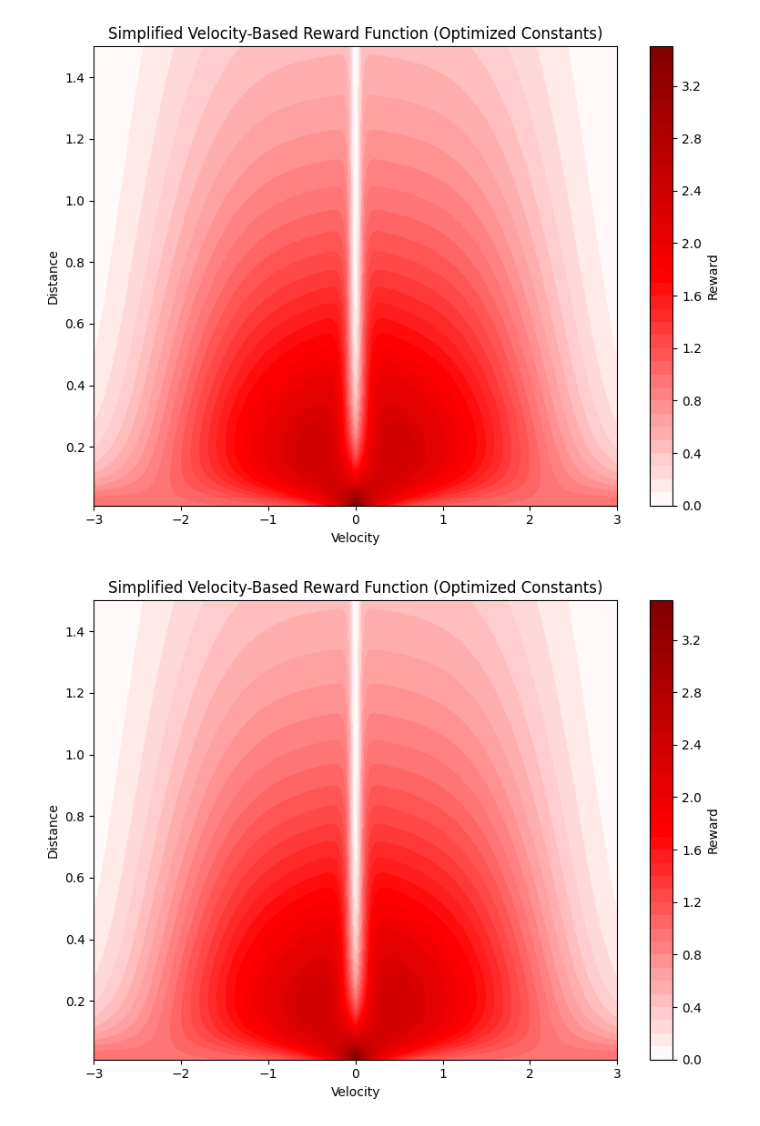
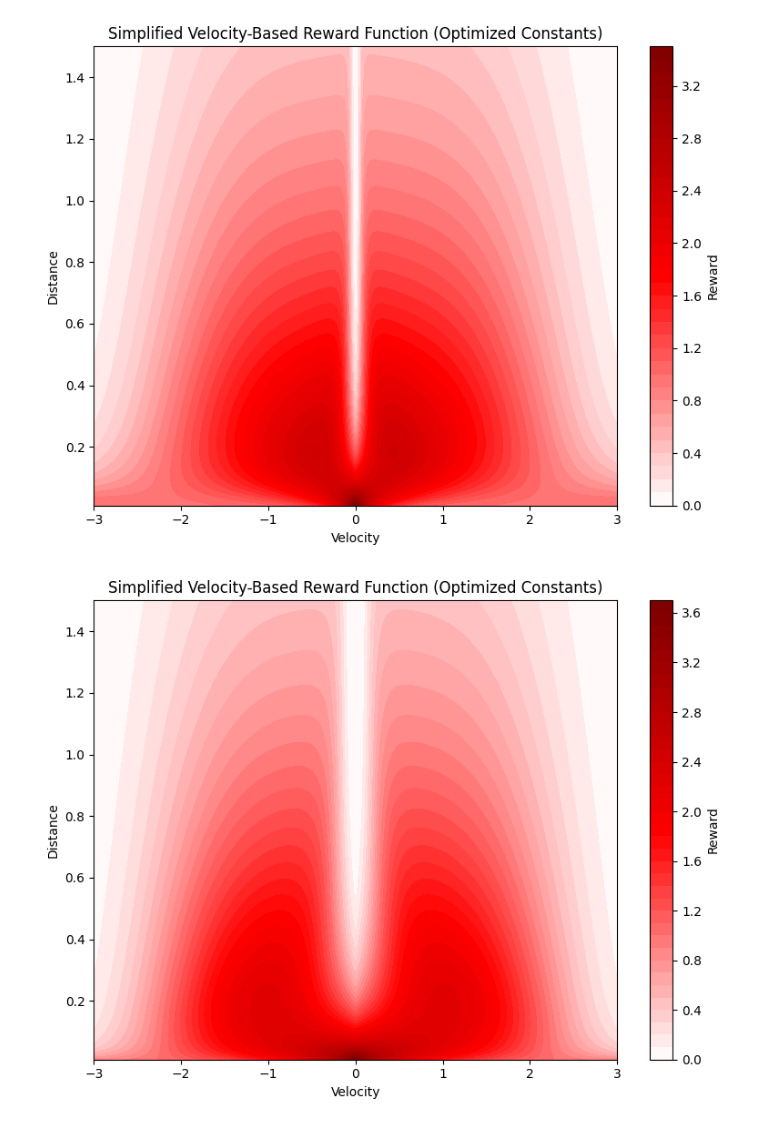
Before and after one commit to FLAIROx/JaxMARL, a Jupyter notebook: jaxmarl/environments/mabrax/vel_reward.ipynb, the cells around one changed output. Drawn from its saved outputs; the diff is of its cells as text; code cells hidden in the pictures.

```diff
--- a/jaxmarl/environments/mabrax/vel_reward.ipynb
+++ b/jaxmarl/environments/mabrax/vel_reward.ipynb
@@ -219,34 +220,34 @@ plt.show()
 import jax.numpy as jp
 def tracking_reward(velocity, distance):
     vel_cap = 3.45 - 0.115 * velocity**4
-    zero_at_target =  14.7 * distance * jp.exp(-33.1 * distance * jp.abs(velocity))
-    no_zero_while_error = jp.exp(- (1.6 / (26.0 * distance + 0.3)) * jp.abs(velocity))
+    zero_at_target =  14.7 * distance * jp.exp(-10.5 * distance * jp.abs(velocity))
+    no_zero_while_error = jp.exp(- (0.5 / (26.0 * distance + 0.3)) * jp.abs(velocity))
     reward = no_zero_while_error * (vel_cap - zero_at_target)
     reward = jp.exp(0.4 * reward)
     reward *= jp.exp(-1.4 * jp.abs(distance))
     return reward
 
 # Compute grid
 velocity_vals = np.linspace(-3, 3, 200)
 distance_vals = np.linspace(0.01, 1.5, 200)
 velocity_grid, distance_grid = np.meshgrid(velocity_vals, distance_vals)
 
 # Compute reward over grid
 reward_grid = tracking_reward(velocity_grid, distance_grid)
 
 # Plot
 plt.figure(figsize=(8, 6))
 colormap = plt.contourf(
     velocity_grid, distance_grid, reward_grid,
     levels=40, cmap='seismic',
     vmin=-np.max(np.abs(reward_grid)),
     vmax=np.max(np.abs(reward_grid))
 )
 plt.colorbar(colormap, label='Reward')
 plt.xlabel('Velocity')
 plt.ylabel('Distance')
 plt.title('Simplified Velocity-Based Reward Function (Optimized Constants)')
 plt.tight_layout()
 plt.show()
 # %% [output]
-[figure, old version]
+[figure, new version]
```
Also changed, not shown: parts of 1 cell of this notebook, 1 other file.
